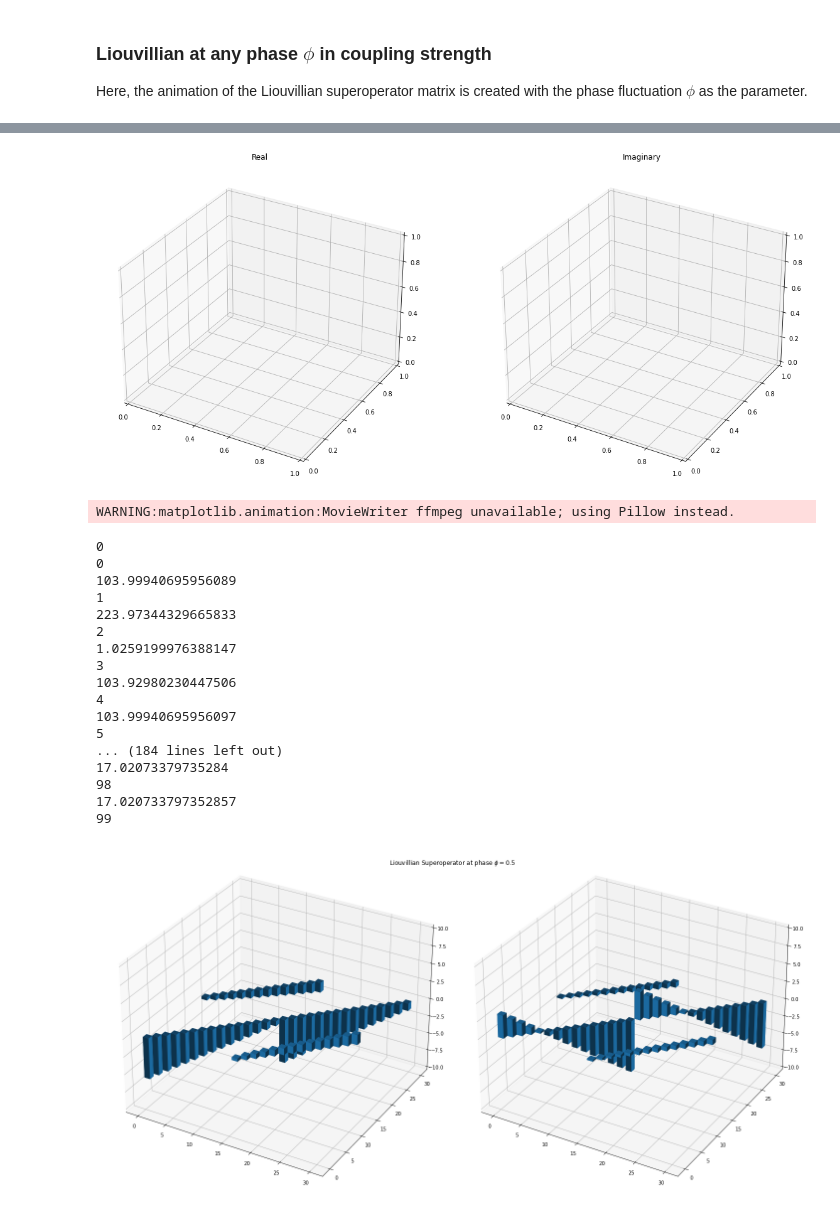
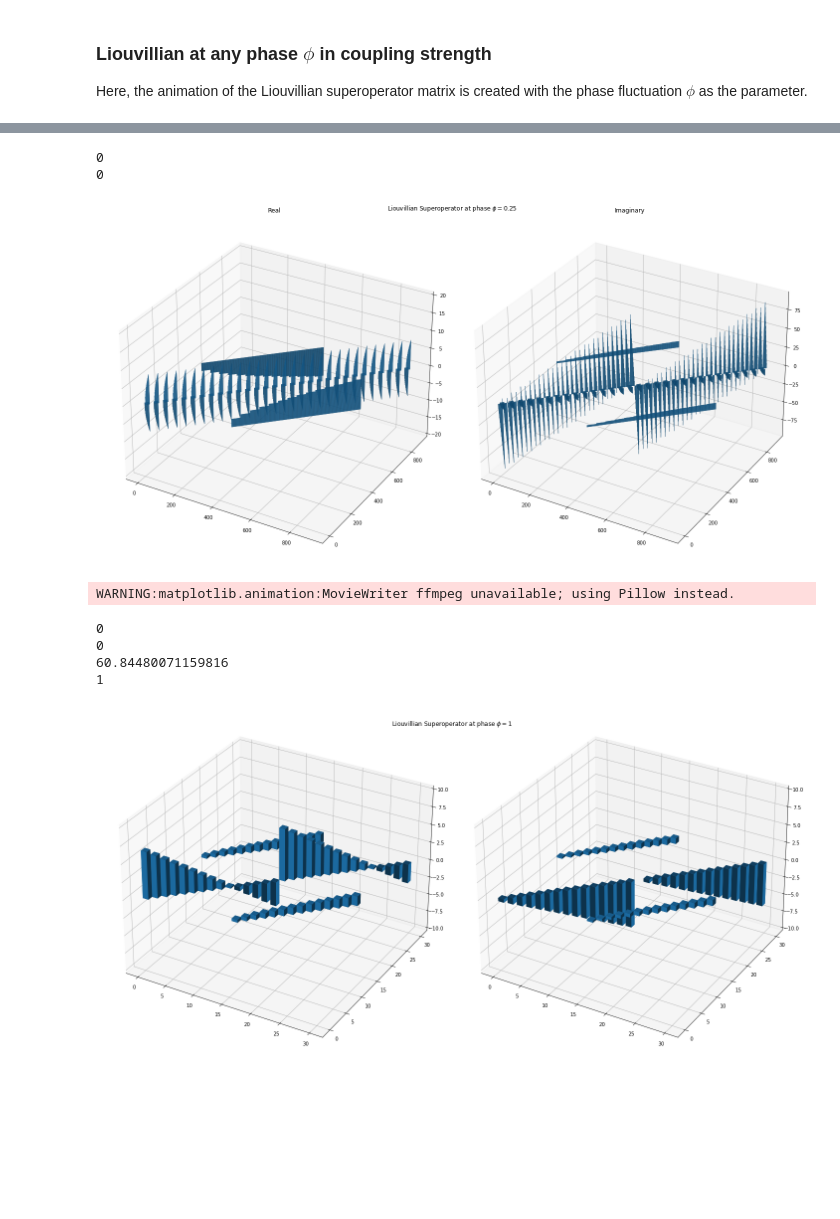
Before and after one commit to earth-chiva/jaynes-cummings, a Jupyter notebook: operator.ipynb, the cells around one changed output, grey strips where cells are left out. Saved outputs shown, nothing was run; the diff lists cells and outputs as text; code cells hidden in the pictures; blank space fills up the shorter version.

```diff
--- a/operator.ipynb
+++ b/operator.ipynb
@@ -345,0 +320,13 @@ Qobj data =
+# %%
+def create_liouvillian(pfluc):
+
+    sample_g = g_res * np.exp(- pfluc * 1j * np.pi)
+    H_sample = H_0 + sample_g * sm_q.dag() * a + sample_g.conj() * sm_q * a.dag()
+    return liouvillian(H_sample, [])
+
+liouvillian_phase_fluc = create_liouvillian(0.25)    # Liouvillian of the coupling strength with phase fluctuation
+
+matrix_plot(liouvillian_phase_fluc, title="Liouvillian Superoperator in coupling strength with phase fluctuation")
+
+matrix_plot2(liouvillian_const_noise,
+             title="Liouvillian Superoperator in coupling strength with phase fluctuation")
@@ -372,17 +363,32 @@ $$ J(\Phi) = \sum_k \mu_k |\phi_k\rangle\langle\phi_k| $$
 
 where $\mu_k \geq 0$ is an eigenvalue correponds to eigenvector $|\phi_k\rangle$. Here, we can make some algebraic manipulation $\mu_k |\phi_k\rangle\langle\phi_k| = \sqrt{\mu_k}|\phi_k\rangle (\sqrt{\mu_k} |\phi_k\rangle )^\dagger$. The term $\sqrt{\mu_k}|\phi_k\rangle$ is a vectorized version of the some operator $K_k$ such that $\mathrm{vec}(K_k) = \sqrt{\mu_k}|\phi_k\rangle$. The $K_k$ is Kraus operator.
 # %%
+def create_liouvillian(pfluc):
+
+    sample_g = g_res * np.exp(- pfluc * 1j * np.pi)
+    H_sample = H_0 + sample_g * sm_q.dag() * a + sample_g.conj() * sm_q * a.dag()
+    return liouvillian(H_sample, [])
+
 kraus_list_0 = choi_to_kraus(super_to_choi(liouvillian_0))
 kraus_list_const = choi_to_kraus(super_to_choi(liouvillian_const_noise))
+kraus_list_1 = choi_to_kraus(super_to_choi(create_liouvillian(0.25)))
 
 ### Here, we derive the list of kraus operator by super ---> choi ---> kraus
 
 for idx, i in enumerate(kraus_list_0):
     matrix_plot(i, title = "No coupling Kraus Operator no. " + str(idx + 1))
+    matrix_plot2(i, title="No coupling Kraus Operator no. " + str(idx + 1))
 
 for idx, i in enumerate(kraus_list_const):
     matrix_plot(i, title = "Constant coupling strength Kraus Operator no. " + str(idx + 1))
+    matrix_plot2(
+        i, title="Constant coupling strength Kraus Operator no. " + str(idx + 1))
 
+for idx, i in enumerate(kraus_list_const):
+    matrix_plot(
+        i, title="Coupling strength with phase fluctuation Kraus Operator no." + str(idx + 1))
+    matrix_plot2(
+        i, title="Coupling strength with phase fluctuation Kraus Operator no." + str(idx + 1))
 ### Plot all the Kraus operator (2 in each case)
 # %% [output]
 [figure]
@@ -398,6 +412,7 @@ Here, the animation of the Liouvillian superoperator matrix is created with the
 from matplotlib.animation import FuncAnimation
 
 phase_fluc_array = np.linspace(-0.5, 0.5, 10)
+phase_fluc_array = [0.25]
 
 def create_liouvillian(pfluc):
 
@@ -437,13 +452,14 @@ def create3dLiouville(mat):
 
     ax_imag.bar3d(x[~mask_imag], y[~mask_imag], bottom[~mask_imag],
                 width, depth, ravel_imag_z[~mask_imag], shade=True)
-
+    ax_real.set_title('Real')
+    ax_imag.set_title('Imaginary')
 
     ax_imag.set_zlim([np.amin(mat_imag), np.amax(mat_imag)])
     ax_real.set_zlim([-20,20])
 
 def phase_fluc(i):
-    fig.suptitle("Liouvillian Superoperator at phase $\phi=" + str(phase_fluc_array[i]) + "$", y=0.72)
+    fig.suptitle("Liouvillian Superoperator at phase $\phi=" + str(phase_fluc_array[i]) + "$", y=0.75)
     ax_real.clear()
     ax_imag.clear()
     l_phase = create_liouvillian(phase_fluc_array[i])
@@ -454,7 +470,7 @@ def phase_fluc(i):
     plt.tight_layout()
 
 
-# anim = FuncAnimation(fig, phase_fluc, frames=len(phase_fluc_array),
-#                      interval=60, repeat=False)
-# anim.save("phase_fluc_liouvillian.gif", savefig_kwargs={'facecolor': 'white'})
+anim = FuncAnimation(fig, phase_fluc, frames=len(phase_fluc_array),
+                     interval=60, repeat=False)
+anim.save("phase_fluc_liouvillian.gif", savefig_kwargs={'facecolor': 'white'})
 # %% [output]
@@ -461,7 +478,9 @@ def phase_fluc(i):
+0
+0
-[figure, old version]
+[figure, new version]
 # %%
 phase_fluc_array = np.linspace(-0.5, 0.5, 100)
-# phase_fluc_array = [0,0]
+phase_fluc_array = [0,1]
 
 def create_kraus_list(pfluc):
 
@@ -479,8 +498,7 @@ _x = np.arange(2 * resonator_fock_num)
 _y = np.arange(2 * resonator_fock_num)
 _xx, _yy = np.meshgrid(_x, _y)
 x, y = _xx.ravel(), _yy.ravel()
-ax_real.set_title('Real')
-ax_imag.set_title('Imaginary')
+
 
 bottom = np.zeros_like(x.ravel())
 width = depth = 1
@@ -547,8 +565,6 @@ def which_kraus(kraus_list):
     print(current_best)
     return best_fit
 
-
-
 def phase_fluc(i):
     fig.suptitle("Liouvillian Superoperator at phase $\phi=" +
                  str(phase_fluc_array[i]) + "$", y=0.72)
@@ -578,19 +594,6 @@ anim.save("phase_fluc_kraus.gif", savefig_kwargs={'facecolor': 'white'})
 WARNING:matplotlib.animation:MovieWriter ffmpeg unavailable; using Pillow instead.
 0
 0
-103.99940695956089
+60.84480071159816
 1
-223.97344329665833
-2
-1.0259199976388147
-3
-103.92980230447506
-4
-103.99940695956097
-5
-... (184 lines left out)
-17.02073379735284
-98
-17.020733797352857
-99
-[figure, old version]
+[figure, new version]
```
Also changed, not shown: parts of 7 cells of this notebook, 4 other files.
